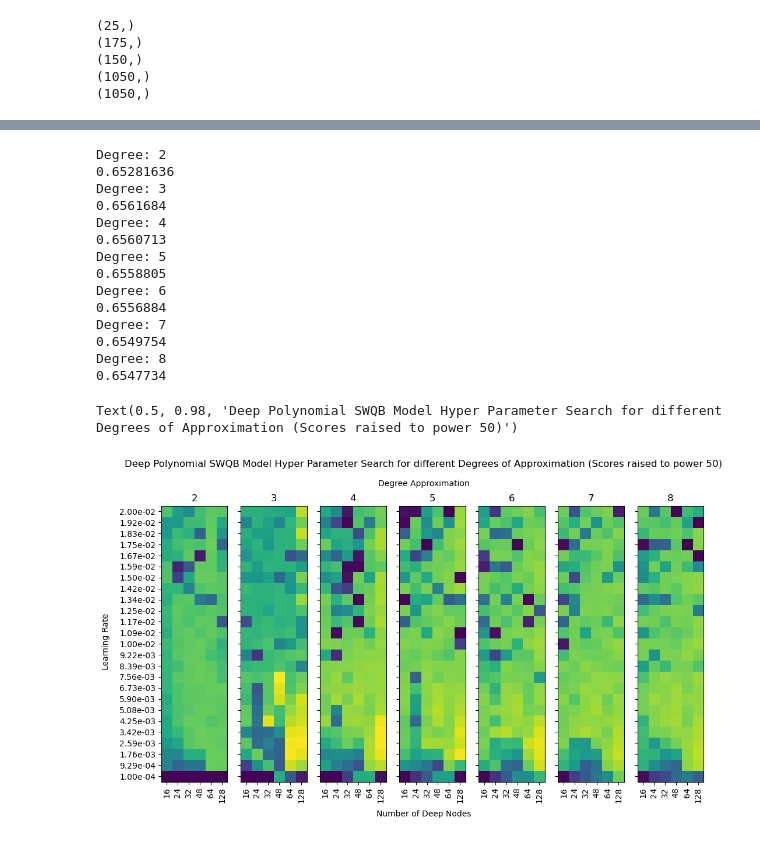
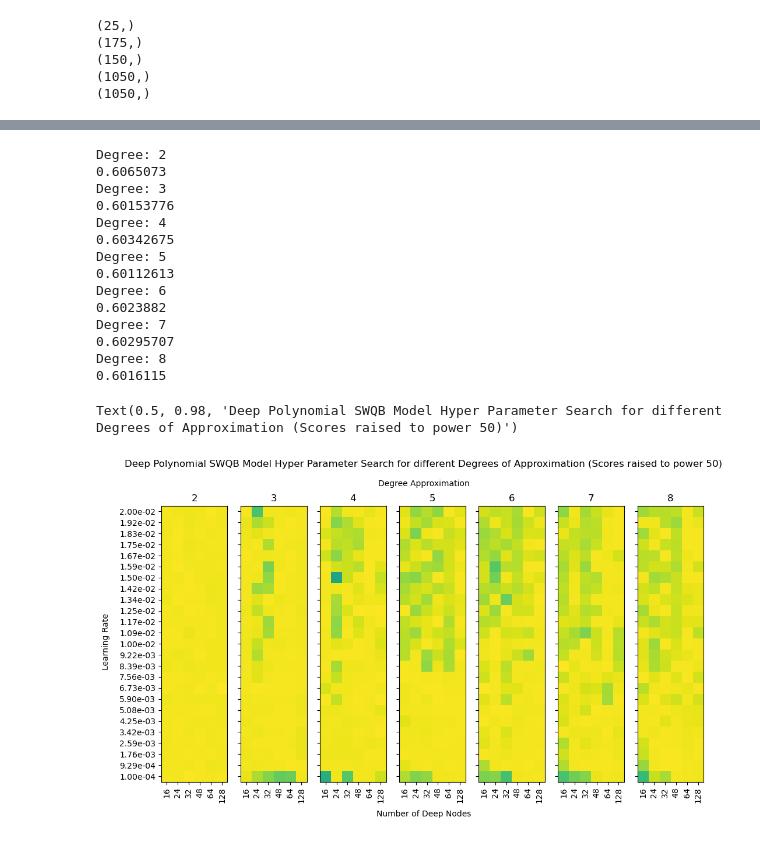
Before and after one commit to nemodev42/maintenance-swqb, a Jupyter notebook: hyperparameter_plotting.ipynb, the cells around one changed output, grey strips where cells are left out. Cells and saved outputs as stored; diff of their text form; code cells hidden in the pictures.

```diff
--- a/hyperparameter_plotting.ipynb
+++ b/hyperparameter_plotting.ipynb
@@ -252,6 +251,6 @@ from deep_q_target_training import MaitenanceDQBNTrainer
 
 # dqt.benchmark_UC()
 
-test_LR = torch.linspace(2e-2, 1e-4, 25, device=device)
+test_LR = torch.linspace(0.02, 0.0001, 25, device=device)
 test_degree_approximation = torch.tensor([ 2, 3, 4, 5, 6, 7, 8 ], device=device)
 test_DEEP_NODES = torch.tensor([16,24,32,48,64, 128], device=device)
@@ -349,5 +346,5 @@ Text(0.5, 1.0, 'Deep Q Network Hyper Parameter Search')
 # %%
-power = 50
+power = 1
 
 min_score = 0
 max_score = np.max(score_cache_DQAK)**power
@@ -365,41 +362,41 @@ for i, degree in enumerate(test_degree_approximation):
 
 	y_ticks = test_LR.cpu().numpy()
 	# round
 	y_ticks = [ "{:.2e}".format(y) for y in y_ticks ]
 
 
 
 	axarr[i].set_title(degree.cpu().detach().item())
 
 	for tick in axarr[i].get_xticklabels():
 		tick.set_rotation(90)
 
 	plt.xticks(range(len(test_DEEP_NODES)), test_DEEP_NODES.cpu().numpy(), rotation=90)
 	plt.yticks(range(len(test_LR)), y_ticks)
 
 f.text(0.5, 0.04, 'Number of Deep Nodes', ha='center')
 f.text(0.04, 0.5, 'Learning Rate', va='center', rotation='vertical')
 f.text(0.5, 0.91, f"Degree Approximation", ha='center')
 
 # title
 f.suptitle("Deep Polynomial SWQB Model Hyper Parameter Search for different Degrees of Approximation (Scores raised to power 50)")
 # %% [output]
 Degree: 2
-0.65281636
+0.6065073
 Degree: 3
-0.6561684
+0.60153776
 Degree: 4
-0.6560713
+0.60342675
 Degree: 5
-0.6558805
+0.60112613
 Degree: 6
-0.6556884
+0.6023882
 Degree: 7
-0.6549754
+0.60295707
 Degree: 8
-0.6547734
+0.6016115
 Text(0.5, 0.98, 'Deep Polynomial SWQB Model Hyper Parameter Search for different Degrees of Approximation (Scores raised to power 50)')
-[figure, old version]
+[figure, new version]
 # %%
 power = 50
 
```
Also changed, not shown: parts of 11 cells of this notebook, 14 other files.
